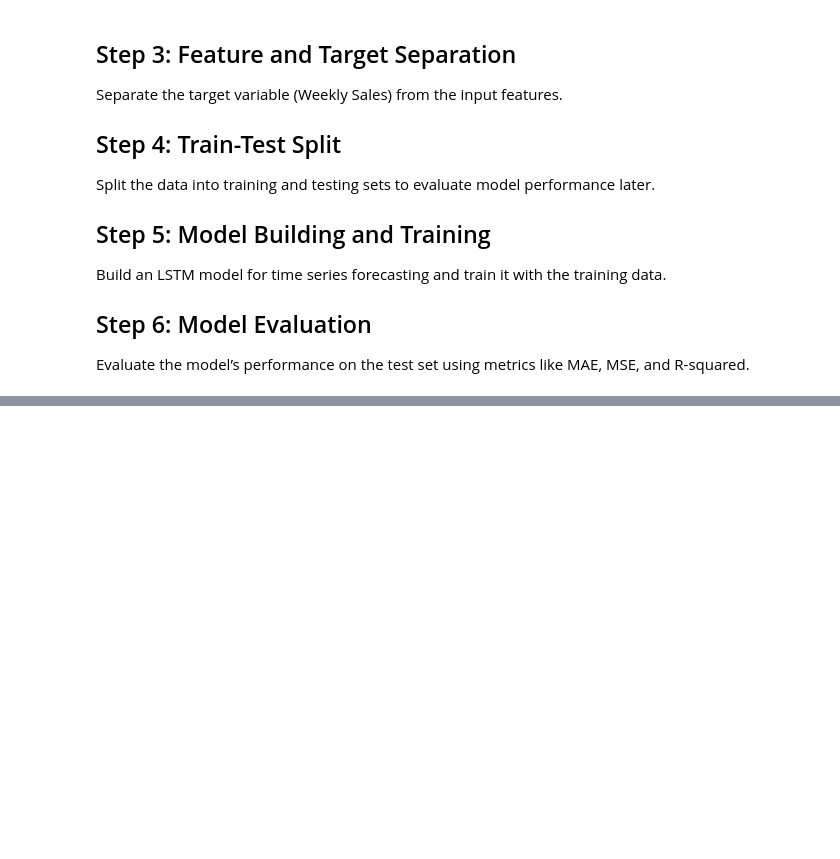
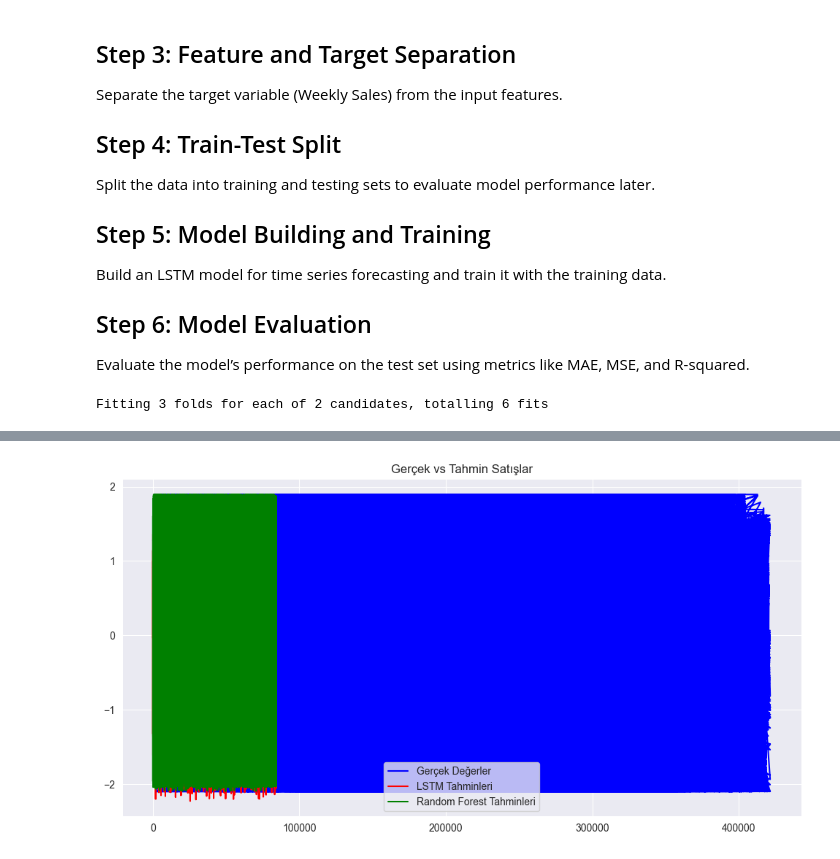
Before and after one commit to egemenozen1/Walmart-LSTM-Sales-Forecasting, a Jupyter notebook: Notebooks/Notebook2-ModelDevelopment.ipynb, the cells around one changed output, grey strips where cells are left out. Cells and saved outputs as stored; diff of their text form; code cells hidden in the pictures; blank space fills up the shorter version.

Commit message:
LSTM ve Random Forest Model Performanslarını Ekle

```diff
--- a/Notebooks/Notebook2-ModelDevelopment.ipynb
+++ b/Notebooks/Notebook2-ModelDevelopment.ipynb
@@ -90,0 +101,73 @@ Evaluate the model’s performance on the test set using metrics like MAE, MSE,
+# %%
+from scikeras.wrappers import KerasRegressor
+from sklearn.model_selection import RandomizedSearchCV
+from sklearn.ensemble import RandomForestRegressor
+from sklearn.metrics import mean_absolute_error, mean_squared_error, r2_score
+from tensorflow.keras.models import Sequential
+from tensorflow.keras.layers import LSTM, Dropout, Dense
+from tensorflow.keras.callbacks import EarlyStopping
+
+# LSTM modeli oluşturma fonksiyonu, parametrelerle daha geniş bir model yapılandırması sağlanıyor
+def create_model(units=32, dropout_rate=0.1, optimizer='adam'):
+    model = Sequential()
+    model.add(LSTM(units=units, return_sequences=True, input_shape=(X_train.shape[1], 1)))
+    model.add(Dropout(dropout_rate))
+    model.add(LSTM(units=units, return_sequences=False))
+    model.add(Dropout(dropout_rate))
+    model.add(Dense(units=1))
+    model.compile(optimizer=optimizer, loss='mean_squared_error')
+    return model
+
+# KerasRegressor ile LSTM modelini sarmalıyoruz ve EarlyStopping ile eğitim sürecini durdurma koşulu ekliyoruz
+model = KerasRegressor(model=create_model, epochs=5, batch_size=32, verbose=0,
+                       callbacks=[EarlyStopping(monitor='loss', patience=2)])
+
+# Hiperparametre aralığını daha daraltılmış şekilde tanımlıyoruz
+param_grid = {
+    'model__units': [16, 32],
+    'model__dropout_rate': [0.1],
+    'model__optimizer': ['adam'],
+    'batch_size': [32]
+}
+
+# Hızlı arama için RandomizedSearchCV kullanarak LSTM modelinde en iyi parametreleri buluyoruz
+grid = RandomizedSearchCV(estimator=model, param_distributions=param_grid, cv=3, n_iter=2, verbose=1, n_jobs=-1)
+grid_result = grid.fit(X_train, y_train)
+
+# En iyi parametreleri yazdır
+print("En İyi LSTM Parametreleri: ", grid_result.best_params_)
+
+# En iyi LSTM modelini kullanarak tahmin yapıyoruz
+y_pred_lstm = grid_result.best_estimator_.predict(X_test)
+
+# LSTM Model Performans Metriği
+print("LSTM Model Performansı")
+print("Ortalama Mutlak Hata (MAE):", mean_absolute_error(y_test, y_pred_lstm))
+print("Ortalama Kare Hata (MSE):", mean_squared_error(y_test, y_pred_lstm))
+print("R-Karesi:", r2_score(y_test, y_pred_lstm))
+
+# RandomForest modelini oluştur ve eğit
+rf_model = RandomForestRegressor(n_estimators=100, max_depth=10, random_state=42)
+rf_model.fit(X_train, y_train)
+
+# RandomForest modeli ile tahmin yap
+y_pred_rf = rf_model.predict(X_test)
+
+# RandomForest Model Performans Metriği
+print("\nRandom Forest Model Performansı")
+print("Ortalama Mutlak Hata (MAE):", mean_absolute_error(y_test, y_pred_rf))
+print("Ortalama Kare Hata (MSE):", mean_squared_error(y_test, y_pred_rf))
+print("R-Karesi:", r2_score(y_test, y_pred_rf))
+
+# Model tahminlerini görselleştirme
+import matplotlib.pyplot as plt
+
+plt.figure(figsize=(12, 6))
+plt.plot(y_test, color='blue', label='Gerçek Değerler')
+plt.plot(y_pred_lstm, color='red', label='LSTM Tahminleri')
+plt.plot(y_pred_rf, color='green', label='Random Forest Tahminleri')
+plt.title("Gerçek vs Tahmin Satışlar")
+plt.legend()
+plt.show()
+# %% [output]
+Fitting 3 folds for each of 2 candidates, totalling 6 fits
@@ -90,0 +184 @@ Evaluate the model’s performance on the test set using metrics like MAE, MSE,
+[figure, added]
```
Also changed, not shown: parts of 7 cells of this notebook.
